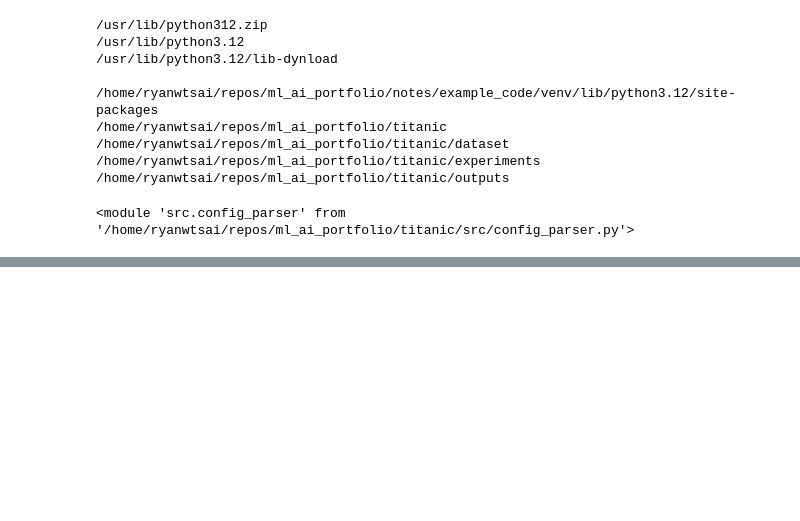
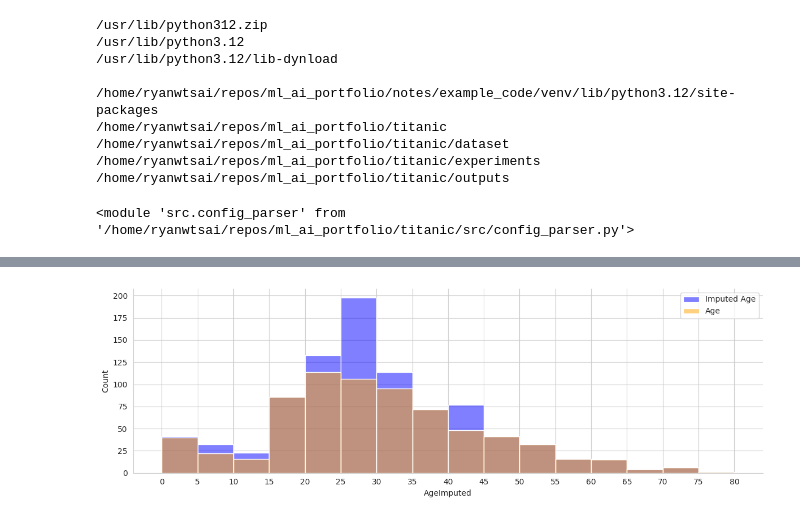
Before and after one commit to rfdspeng/ml_ai_portfolio, a Jupyter notebook: titanic/notebooks/age_imputation.ipynb, the cells around one changed output, grey strips where cells are left out. Cells and saved outputs as stored; diff of their text form; code cells hidden in the pictures; blank space fills up the shorter version.

```diff
--- a/titanic/notebooks/age_imputation.ipynb
+++ b/titanic/notebooks/age_imputation.ipynb
@@ -38,0 +98,7 @@ from src.custom_transformers import DynamicDataPrepPipeline
+# %%
+g = sns.displot(df, kind="hist", x="AgeImputed", bins=range(0, 85, 5), height=4, aspect=3, color="blue", alpha=0.5, label="Imputed Age")
+ax = sns.histplot(df, x="Age", bins=range(0, 85, 5), ax=g.ax, color="orange", alpha=0.5, label="Age")
+_ = ax.set_xticks(range(0, 85,5))
+_ = ax.legend()
+# %% [output]
+[figure, added]
```
Also changed, not shown: parts of 5 cells of this notebook, 43 other files.
